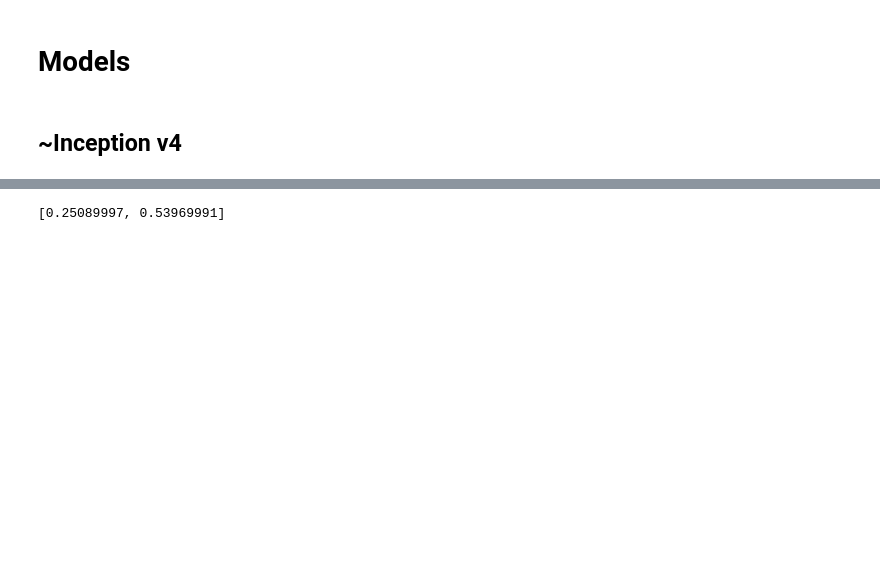
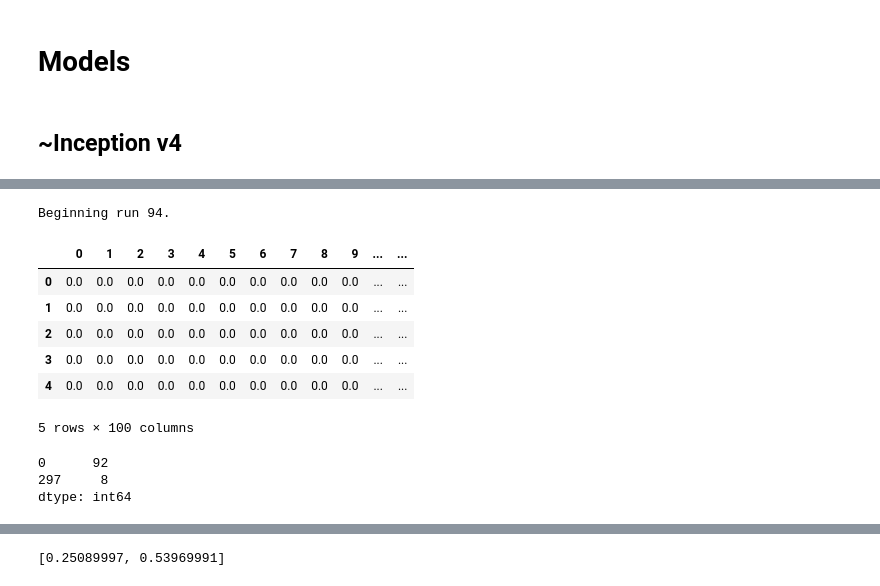
Before and after one commit to neighthan/computer_vision, a Jupyter notebook: miniplaces/miniplaces.ipynb, the cells around one changed output, grey strips where cells are left out. Cells and saved outputs as stored; diff of their text form; code cells hidden in the pictures; blank space fills up the shorter version.

Commit message:
Updated notebook for reference.

```diff
--- a/miniplaces/miniplaces.ipynb
+++ b/miniplaces/miniplaces.ipynb
@@ -150,3 +146,0 @@ tf.layers.separable_conv2d
-# %%
-cnn = CNN(n_classes=n_classes, cnn_nodes=(128, 128, 128, 64), dense_nodes=(), batch_size=64, l2_lambda=.001)
-cnn.train(train_inputs, train_labels, val_inputs, val_labels, in_notebook=True)
@@ -195,3 +189,28 @@ cnn = CNN(run_num=52)
+# %%
+cnn = inception(n_classes=n_classes, learning_rate=.025)
+# %% [output]
+Beginning run 94.
+# %%
+idx = np.random.choice(range(len(train_inputs)), size=1000)
+train_inputs_small = train_inputs[idx]
+train_labels_small = train_labels[idx]
+# %%
+p = cnn.predict_proba(train_inputs_small)
+p.head()
+# %% [output]
+|  | 0 | 1 | 2 | 3 | 4 | 5 | 6 | 7 | 8 | 9 | ... | ... |
+| 0 | 0.0 | 0.0 | 0.0 | 0.0 | 0.0 | 0.0 | 0.0 | 0.0 | 0.0 | 0.0 | ... | ... |
+| 1 | 0.0 | 0.0 | 0.0 | 0.0 | 0.0 | 0.0 | 0.0 | 0.0 | 0.0 | 0.0 | ... | ... |
+| 2 | 0.0 | 0.0 | 0.0 | 0.0 | 0.0 | 0.0 | 0.0 | 0.0 | 0.0 | 0.0 | ... | ... |
+| 3 | 0.0 | 0.0 | 0.0 | 0.0 | 0.0 | 0.0 | 0.0 | 0.0 | 0.0 | 0.0 | ... | ... |
+| 4 | 0.0 | 0.0 | 0.0 | 0.0 | 0.0 | 0.0 | 0.0 | 0.0 | 0.0 | 0.0 | ... | ... |
+5 rows × 100 columns
+# %%
+p.idxmax().value_counts()
+# %% [output]
+0      92
+297     8
+dtype: int64
 # %%
 cnn.score(val_inputs, val_labels)
 # %% [output]
```
Also changed, not shown: parts of 11 cells of this notebook.
